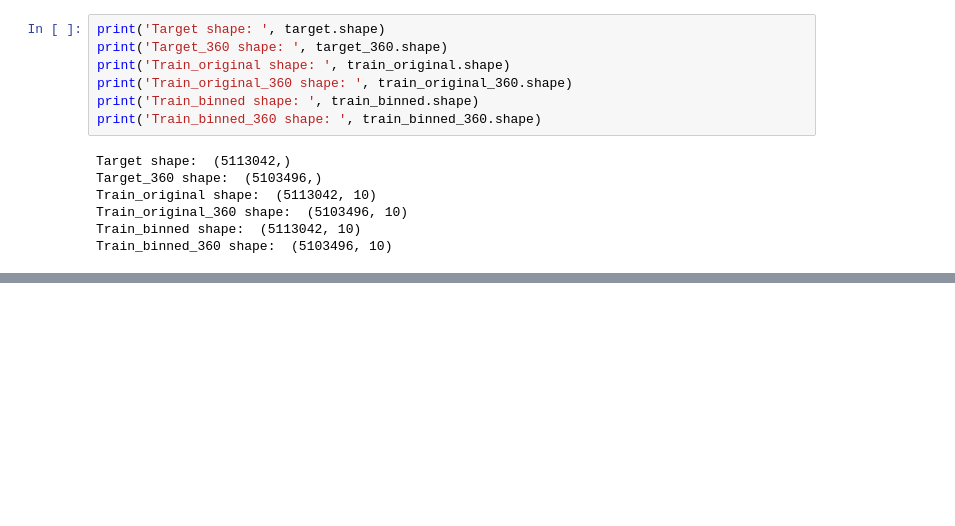
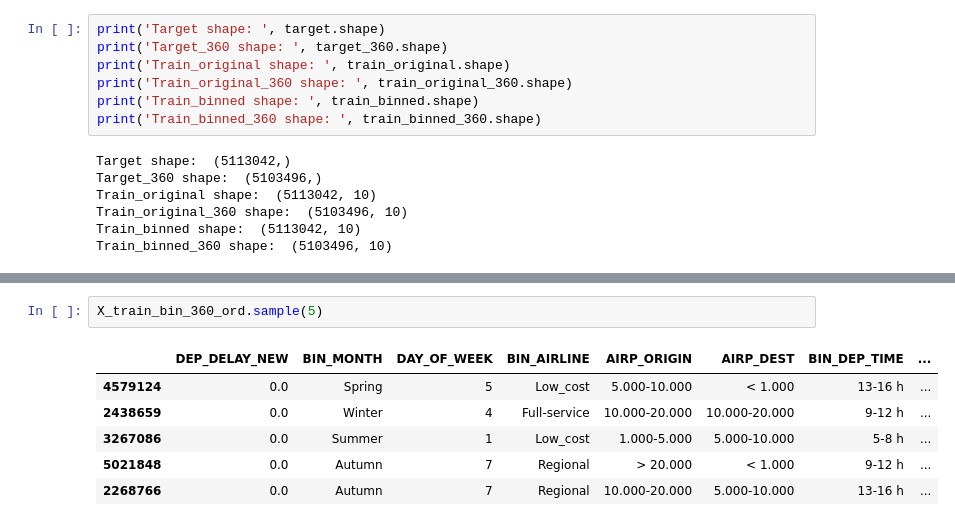
Before and after one commit to lubepe/PredictingFlightDelays, a Jupyter notebook: Predicting flight delays.ipynb, the cells around one changed output, grey strips where cells are left out. Cells and saved outputs as stored; diff of their text form; blank space fills up the shorter version.

```diff
--- a/Predicting flight delays.ipynb
+++ b/Predicting flight delays.ipynb
@@ -1723,0 +1764,9 @@ Train_binned_360 shape:  (5103496, 10)
+# %%
+X_train_bin_360_ord.sample(5)
+# %% [output]
+|  | DEP_DELAY_NEW | BIN_MONTH | DAY_OF_WEEK | BIN_AIRLINE | AIRP_ORIGIN | AIRP_DEST | BIN_DEP_TIME | ... |
+| 4579124 | 0.0 | Spring | 5 | Low_cost | 5.000-10.000 | < 1.000 | 13-16 h | ... |
+| 2438659 | 0.0 | Winter | 4 | Full-service | 10.000-20.000 | 10.000-20.000 | 9-12 h | ... |
+| 3267086 | 0.0 | Summer | 1 | Low_cost | 1.000-5.000 | 5.000-10.000 | 5-8 h | ... |
+| 5021848 | 0.0 | Autumn | 7 | Regional | > 20.000 | < 1.000 | 9-12 h | ... |
+| 2268766 | 0.0 | Autumn | 7 | Regional | 10.000-20.000 | 5.000-10.000 | 13-16 h | ... |
```
Also changed, not shown: parts of 44 cells of this notebook.
